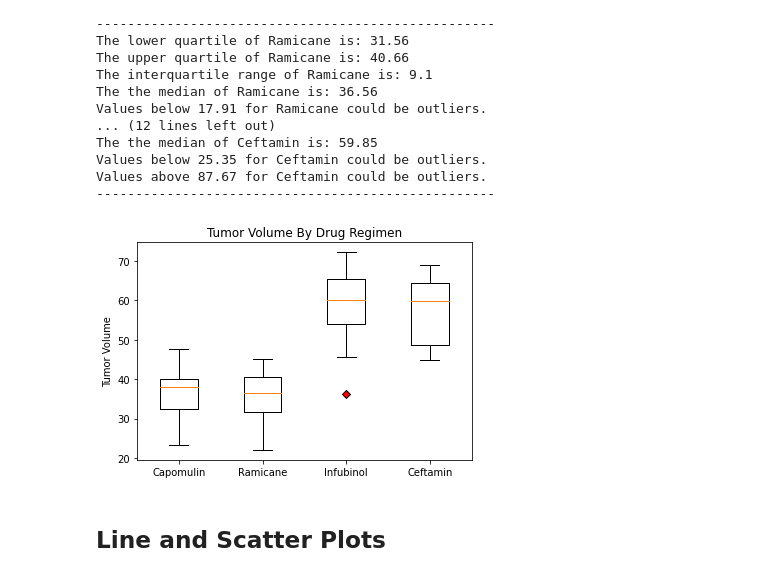
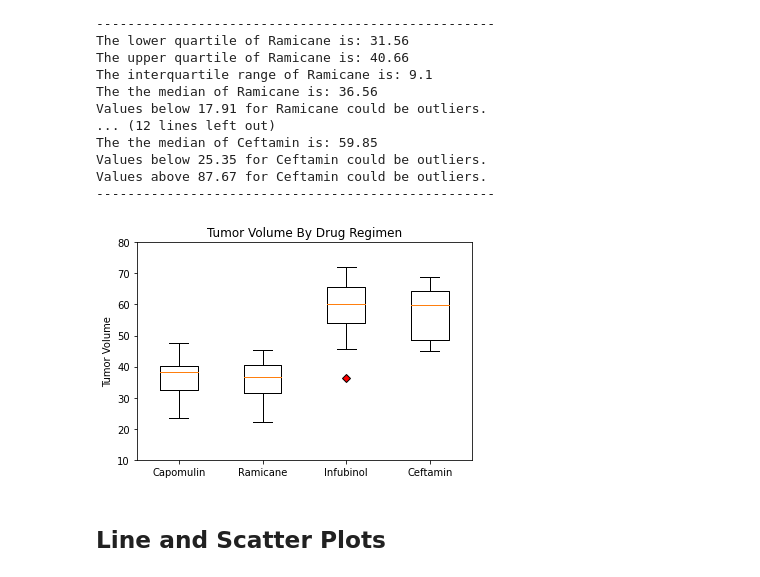
Before and after one commit to davidsalim86/Treatment-for-SCC-Matplotlib, a Jupyter notebook: Pymaceuticals/pymaceuticals_report.ipynb, the cells around one changed output. Drawn from its saved outputs; the diff is of its cells as text; code cells hidden in the pictures.

Commit message:
added minor edit to chart

```diff
--- a/Pymaceuticals/pymaceuticals_report.ipynb
+++ b/Pymaceuticals/pymaceuticals_report.ipynb
@@ -232,13 +232,14 @@ Values above 87.67 for Ceftamin could be outliers.
 # %%
 # Generate a box plot of the final tumor volume of each mouse across four regimens of interest
 fig1,ax1 = plt.subplots()
 ax1.set_title('Tumor Volume By Drug Regimen')
 ax1.set_ylabel('Tumor Volume')
+ax1.set_ylim(10,80)
 red_diamond = dict(markerfacecolor='r', marker='D')
 ax1.boxplot(tumor_vol, labels=drug_regime, flierprops=red_diamond)
 plt.show()
 # %% [output]
-[figure, old version]
+[figure, new version]
 # %% [markdown]
 ## Line and Scatter Plots
 # %%
```
